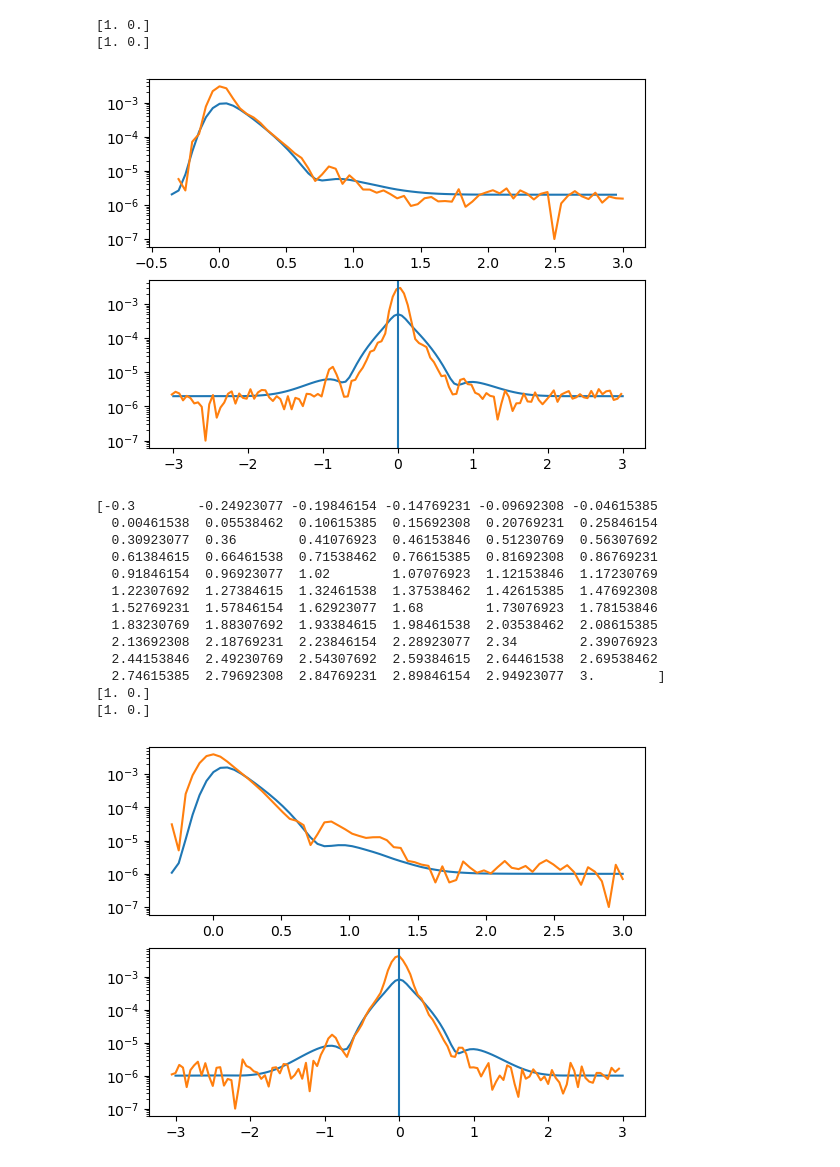
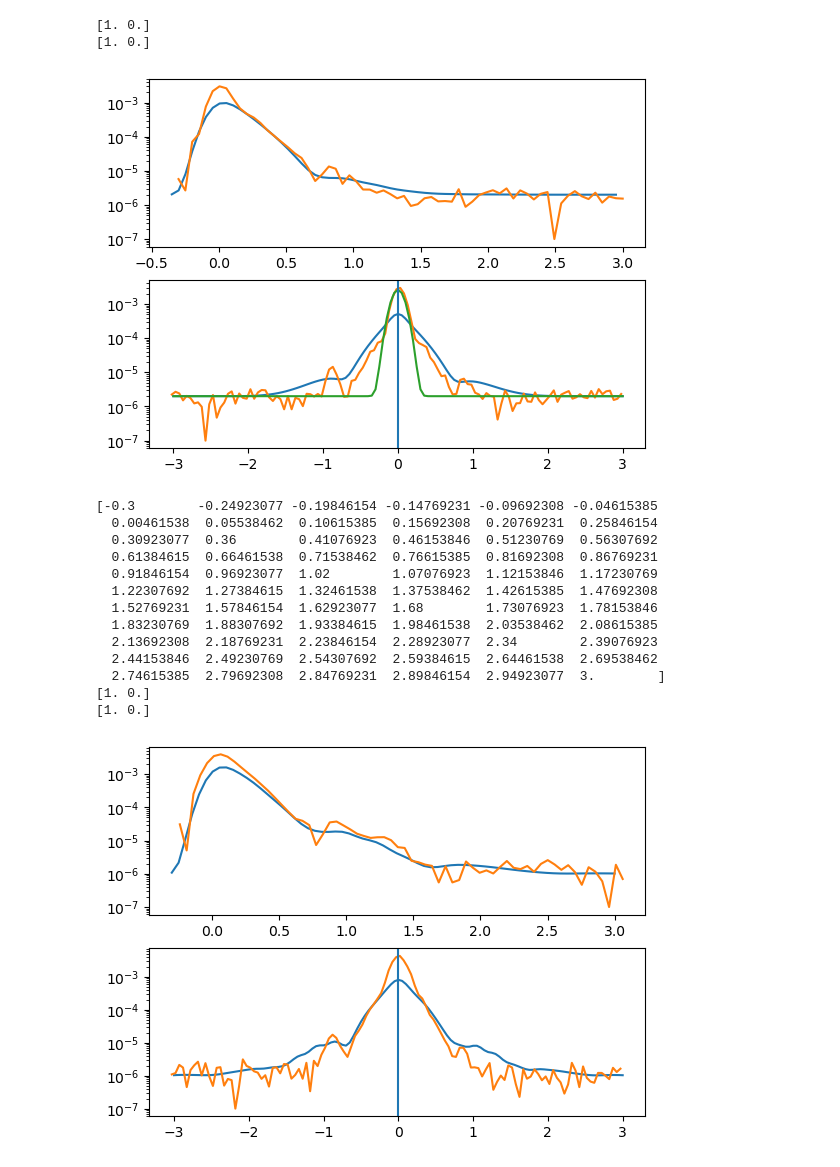
Before and after one commit to MTLphys/FittingFunctions, a Jupyter notebook: TestingFitts.ipynb, the cells around one changed output. Drawn from its saved outputs; the diff is of its cells as text; code cells hidden in the pictures.

```diff
--- a/TestingFitts.ipynb
+++ b/TestingFitts.ipynb
@@ -0,0 +1,3 @@
+# %%
+maindir = '/home/matthew/Desktop/DataOutputs/HFWM DATA/'
+#maindir ='C:/Users/mattl/OneDrive - University of Cincinnati/Desktop/Lab Data/'
@@ -10,31 +84,31 @@ from scipy.signal import fftconvolve
 
 def gauss(t,sigma,t0):
       return 1/(sigma*np.sqrt(np.pi*2))*np.exp(-.5*((t-t0)/(sigma))**2)
-directory ='C:/Users/mattl/OneDrive - University of Cincinnati/Desktop/Lab Data/HFWMV2 CS NW InitialTest/LongCollections/Results/'
+directory =maindir+'/HFWMV2 CS NW InitialTest/LongCollections/Results/'
 T3reffile = '2mW1mW2mWphotonechok1-0.3ps3.0psk3-3.0ps3.0psk2-4psFWHM815135T3refcut.csv'
 T12file = '2mW1mW2mWphotonechok1-0.3ps3.0psk3-3.0ps3.0psk2-4psFWHM815135T12cut.csv'
 
 T3refdata = np.loadtxt(directory+T3reffile,delimiter=';')
 T12data   = np.loadtxt(directory+T12file,delimiter=';')
 ol21 = 1.0#overlap of hh exciton state
-ol61 = 1.0#overlap of lh exciton state
+ol61 = 1.1#overlap of lh exciton state
 oli21 = 0.2 #overlap of hh bound exciton state
 oli61 = 0.2#overlap of lh bound exciton state
 Ex1 =  c.e*0.0029/c.hbar#exciton splitting energy
 Ex2 =  c.e*0.004/c.hbar#Acceptor bound exciton splitting energy
-EB  = -c.e*0.018/c.hbar #Acceptor bound exciton binding energy
+EB  = -c.e*0.018/c.hbar #Acp0 = [Ex1   ,Ex2   , # 0,1
+
 gm21  = 3.5e12#hh Exciton dephasing rate /s <-Fit Parameter
 gm61  = 3.5e12#lh Exciton dephasing rate /s <-Fit Parameter
-gmi21 = 2.5e12#Impurity bound hh Exciton dephasing rate /s <-Fit Parameter
-gmi61 = 2.5e12#Impurity bound lh Exciton dephasing rate /s <-Fit Parameter
-K = 0.6e-121#
+gmi21 = 1.5e12#Impurity bound hh Exciton dephasing rate /s <-Fit Parameter
+gmi61 = 1.5e12#Impurity bound lh Exciton dephasing rate /s <-Fit Parameter
+K = 0.5e-121#
 p0 = [Ex1   ,Ex2   , # 0,1
       EB    ,ol21  , # 2,3
       ol61  ,oli21 , # 4,5
       oli61 ,gm21  , # 6,7
       gm61, gmi21  , # 8,9
       gmi61, K     ]   # 10,11
-
 
 t = T3refdata[:,0]*1e-12+7e-12
 
@@ -56,13 +130,14 @@ Pv = fftconvolve(fitfunctt(t,*p0,tau=tau),dtau*gauss(tau,.18e-12/2.355,tau0),mod
 
 axs[1].plot(tau*1e12,Pv+2e-6)
 axs[1].plot(T12data[0:,0]-.02,T12data[0:,1])
+axs[1].plot(tau*1e12,2e-6+5e-16*gauss(tau,.18e-12/2.355,tau0))
 axs[1].axvline(0)
 
 plt.show()
 # %% [output]
 [1. 0.]
 [1. 0.]
-[figure, old version]
+[figure, new version]
 # %%
 #fit for 820
 import os
@@ -72,7 +147,7 @@ from scipy import constants as c
 import matplotlib.pyplot as plt
 from scipy.optimize import curve_fit
 from scipy.signal import fftconvolve
-directory ='C:/Users/mattl/OneDrive - University of Cincinnati/Desktop/Lab Data/HFWMV2 CS NW InitialTest/LongCollections/Results/'
+directory =maindir+'HFWMV2 CS NW InitialTest/LongCollections/Results/'
 T3reffile = '2mW1mW2mWphotonechok1-0.3ps3.0psk3-3.0ps3.0psk2-4psFWHM820135T3refcut.csv'
 T12file = '2mW1mW2mWphotonechok1-0.3ps3.0psk3-3.0ps3.0psk2-4psFWHM820135T12cut.csv'
 
@@ -81,16 +156,16 @@ T12data   = np.loadtxt(directory+T12file,delimiter=';')
 print(T3refdata[:,0])
 ol21 = 1.0#overlap of hh exciton state
 ol61 = 1.0#overlap of lh exciton state
-oli21 = 0.3 #overlap of hh bound exciton state
-oli61 = 0.1#overlap of lh bound exciton state
+oli21 = 0.5 #overlap of hh bound exciton state
+oli61 = 0.5#overlap of lh bound exciton state
 Ex1 =  c.e*0.0029/c.hbar#exciton splitting energy
 Ex2 =  c.e*0.004/c.hbar#Acceptor bound exciton splitting energy
 EB  = -c.e*0.018/c.hbar #Acceptor bound exciton binding energy
 gm21  = 3.5e12#hh Exciton dephasing rate /s <-Fit Parameter
 gm61  = 3.5e12#lh Exciton dephasing rate /s <-Fit Parameter
-gmi21 = 2.5e12#Impurity bound hh Exciton dephasing rate /s <-Fit Parameter
-gmi61 = 2.5e12#Impurity bound lh Exciton dephasing rate /s <-Fit Parameter
-K = 1e-121#
+gmi21 = 1.5e12#Impurity bound hh Exciton dephasing rate /s <-Fit Parameter
+gmi61 = 1.5e12#Impurity bound lh Exciton dephasing rate /s <-Fit Parameter
+K = 1.0e-121#
 p0 = [Ex1   ,Ex2   , # 0,1
       EB    ,ol21  , # 2,3
       ol61  ,oli21 , # 4,5
@@ -109,35 +184,35 @@ fig,axs = plt.subplots(2)
 axs[0].set_yscale('log')
 axs[1].set_yscale('log')
 axs[0].plot(t*1e12-7,Pv+1e-6)
-axs[0].plot(T3refdata[:,0],T3refdata[:,1])
+axs[0].plot(T3refdata[:,0]+.06,T3refdata[:,1])
 
 
 
 tau = T12data[:,0]*1e-12
 t = 7.1e-12
 dtau = tau[1]-tau[0]
 tau0 =(tau[-1]+tau[0])/2
 Pv = fftconvolve(fitfunctt(t,*p0,tau=tau),dtau*gauss(tau,.18e-12/2.355,tau0),mode='same')
 
 axs[1].plot(tau*1e12,Pv+1e-6)
-axs[1].plot(T12data[0:,0]-.05,T12data[0:,1])
+axs[1].plot(T12data[0:,0]-.03,T12data[0:,1])
 axs[1].axvline(0)
 tau = 0e-12
 plt.show()
 # %% [output]
 [-0.3        -0.24923077 -0.19846154 -0.14769231 -0.09692308 -0.04615385
   0.00461538  0.05538462  0.10615385  0.15692308  0.20769231  0.25846154
   0.30923077  0.36        0.41076923  0.46153846  0.51230769  0.56307692
   0.61384615  0.66461538  0.71538462  0.76615385  0.81692308  0.86769231
   0.91846154  0.96923077  1.02        1.07076923  1.12153846  1.17230769
   1.22307692  1.27384615  1.32461538  1.37538462  1.42615385  1.47692308
   1.52769231  1.57846154  1.62923077  1.68        1.73076923  1.78153846
   1.83230769  1.88307692  1.93384615  1.98461538  2.03538462  2.08615385
   2.13692308  2.18769231  2.23846154  2.28923077  2.34        2.39076923
   2.44153846  2.49230769  2.54307692  2.59384615  2.64461538  2.69538462
   2.74615385  2.79692308  2.84769231  2.89846154  2.94923077  3.        ]
 [1. 0.]
 [1. 0.]
-[figure, old version]
+[figure, new version]
 # %%
 #fit for 825
```
Also changed, not shown: parts of 5 cells of this notebook, 2 other files.
